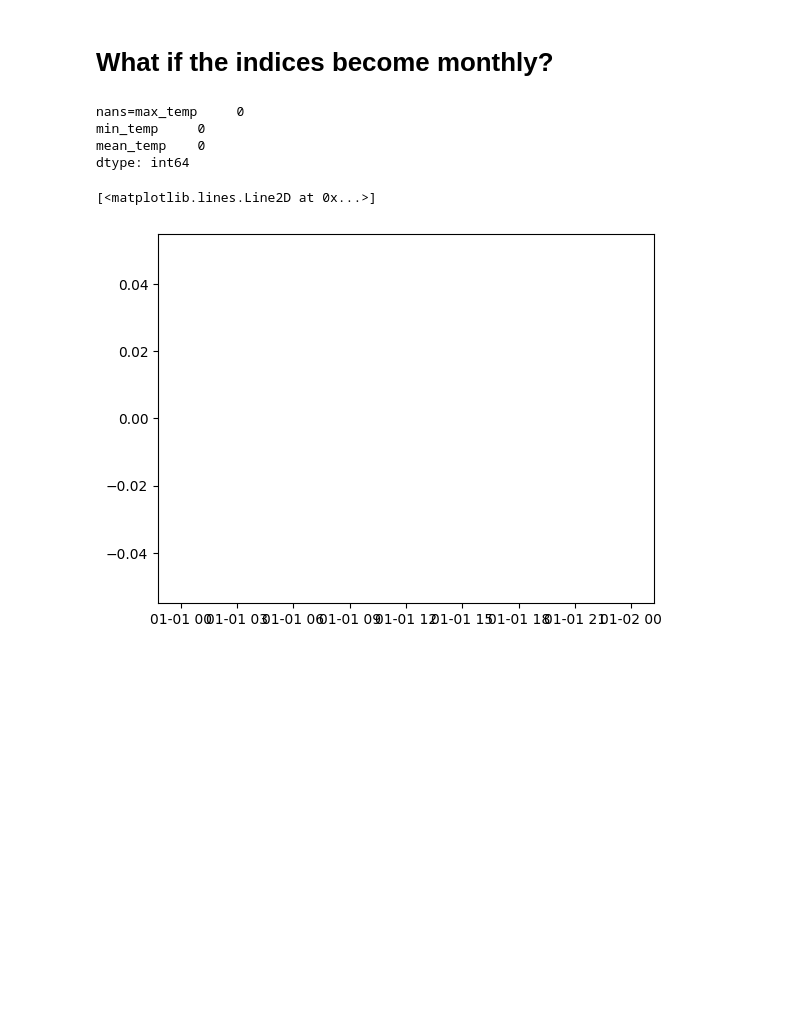
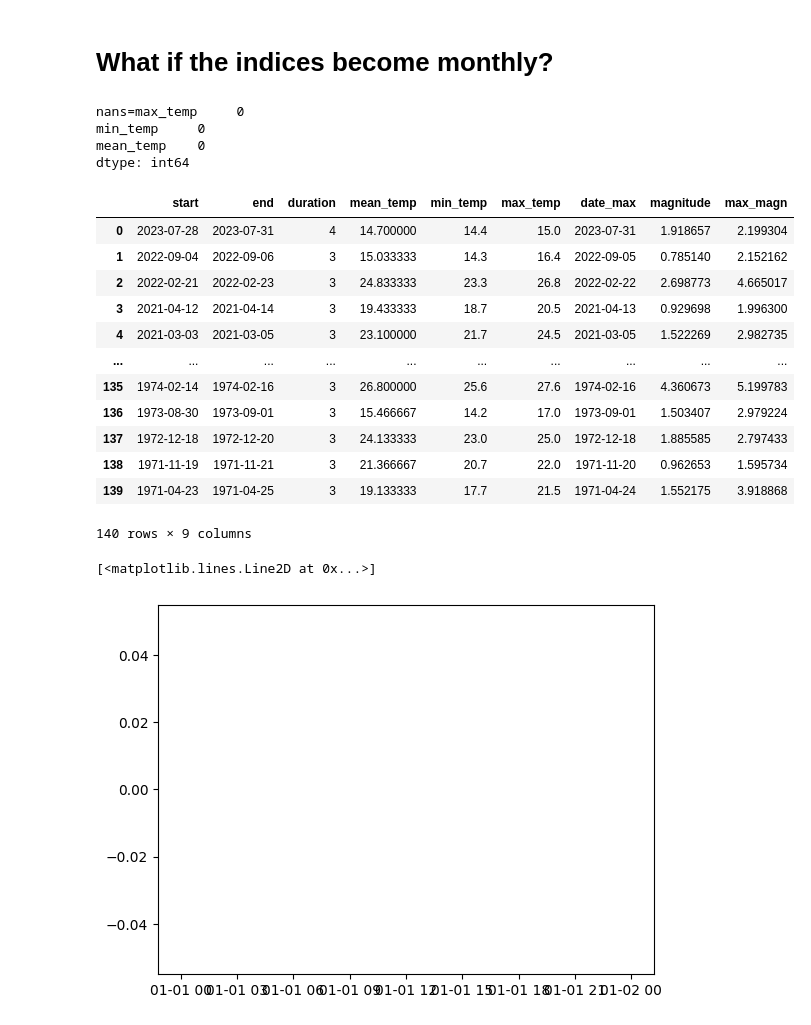
Before and after one commit to martinpavez/data, a Jupyter notebook: hw_extra/hugo/Chile/09_Computation_of_monthly_HW_indices.ipynb, the cells around one changed output. Cells and saved outputs as stored; diff of their text form; code cells hidden in the pictures; blank space fills up the shorter version.

```diff
--- a/hw_extra/hugo/Chile/09_Computation_of_monthly_HW_indices.ipynb
+++ b/hw_extra/hugo/Chile/09_Computation_of_monthly_HW_indices.ipynb
@@ -141,7 +145,7 @@ We can then visualize
 data = stations_data[330020]
 print(f'nans={np.sum(np.isnan(data))}')
 
-start_year = 1978
+start_year = 1971
 end_year = 2023
 
 hws = []
@@ -155,6 +159,22 @@ nans=max_temp     0
 min_temp     0
 mean_temp    0
 dtype: int64
+# %%
+heatwaves
+# %% [output]
+|  | start | end | duration | mean_temp | min_temp | max_temp | date_max | magnitude | max_magn |
+| 0 | 2023-07-28 | 2023-07-31 | 4 | 14.700000 | 14.4 | 15.0 | 2023-07-31 | 1.918657 | 2.199304 |
+| 1 | 2022-09-04 | 2022-09-06 | 3 | 15.033333 | 14.3 | 16.4 | 2022-09-05 | 0.785140 | 2.152162 |
+| 2 | 2022-02-21 | 2022-02-23 | 3 | 24.833333 | 23.3 | 26.8 | 2022-02-22 | 2.698773 | 4.665017 |
+| 3 | 2021-04-12 | 2021-04-14 | 3 | 19.433333 | 18.7 | 20.5 | 2021-04-13 | 0.929698 | 1.996300 |
+| 4 | 2021-03-03 | 2021-03-05 | 3 | 23.100000 | 21.7 | 24.5 | 2021-03-05 | 1.522269 | 2.982735 |
+| ... | ... | ... | ... | ... | ... | ... | ... | ... | ... |
+| 135 | 1974-02-14 | 1974-02-16 | 3 | 26.800000 | 25.6 | 27.6 | 1974-02-16 | 4.360673 | 5.199783 |
+| 136 | 1973-08-30 | 1973-09-01 | 3 | 15.466667 | 14.2 | 17.0 | 1973-09-01 | 1.503407 | 2.979224 |
+| 137 | 1972-12-18 | 1972-12-20 | 3 | 24.133333 | 23.0 | 25.0 | 1972-12-18 | 1.885585 | 2.797433 |
+| 138 | 1971-11-19 | 1971-11-21 | 3 | 21.366667 | 20.7 | 22.0 | 1971-11-20 | 0.962653 | 1.595734 |
+| 139 | 1971-04-23 | 1971-04-25 | 3 | 19.133333 | 17.7 | 21.5 | 1971-04-24 | 1.552175 | 3.918868 |
+140 rows × 9 columns
 # %%
 def HWI(heatwaves, period_window, hwis, period_type = 'year'):
     start_year = period_window[0]
```
Also changed, not shown: parts of 3 cells of this notebook, 24 other files.
